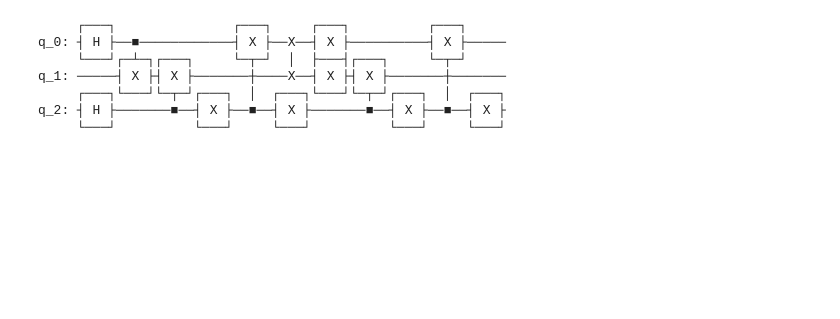
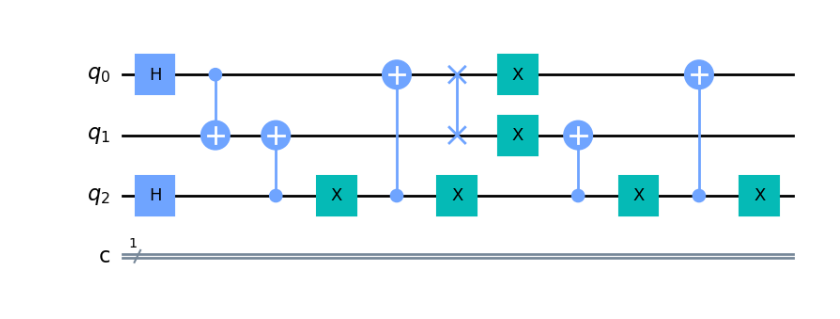
Before and after one commit to Redeltaz/quantum-computing-esgi, a Jupyter notebook: enigme1/enigme1.ipynb, the cells around one changed output. Saved outputs shown, nothing was run; the diff lists cells and outputs as text; code cells hidden in the pictures; blank space fills up the shorter version.

```diff
--- a/enigme1/enigme1.ipynb
+++ b/enigme1/enigme1.ipynb
@@ -44,18 +34,22 @@ q_2: ┤ H ├───────■──┤ X ├──■──┤ X ├
 # %%
 # On pose la question
+
+# Swap pour représenter l'inversement 'Que dirais L'AUTRE gardien'
 qCircuit.swap(0, 1)
+
+# NOT car on veut savoir quelle porte ne PAS prendre
 qCircuit.x(0)
 qCircuit.x(1)
+
+# Répétition du process de mensonge des gardiens
+# Mensonge gardien 1
 qCircuit.cx(2, 1)
 qCircuit.x(2)
+
+# Mensonge gardien 2
 qCircuit.cx(2, 0)
 qCircuit.x(2)
-qCircuit.draw()
+
+qCircuit.draw('mpl')
 # %% [output]
-     ┌───┐               ┌───┐     ┌───┐          ┌───┐
-q_0: ┤ H ├──■────────────┤ X ├──X──┤ X ├──────────┤ X ├─────
-     └───┘┌─┴─┐┌───┐     └─┬─┘  │  ├───┤┌───┐     └─┬─┘
-q_1: ─────┤ X ├┤ X ├───────┼────X──┤ X ├┤ X ├───────┼───────
-     ┌───┐└───┘└─┬─┘┌───┐  │  ┌───┐└───┘└─┬─┘┌───┐  │  ┌───┐
-q_2: ┤ H ├───────■──┤ X ├──■──┤ X ├───────■──┤ X ├──■──┤ X ├
-     └───┘          └───┘     └───┘          └───┘     └───┘
+[figure, added]
```
Also changed, not shown: parts of 7 cells of this notebook, 2 other files.
